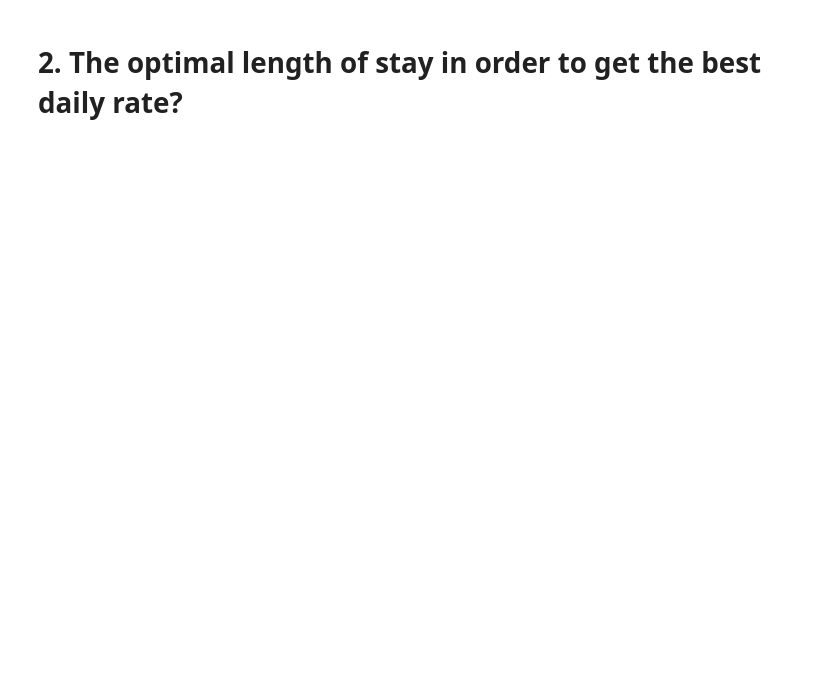
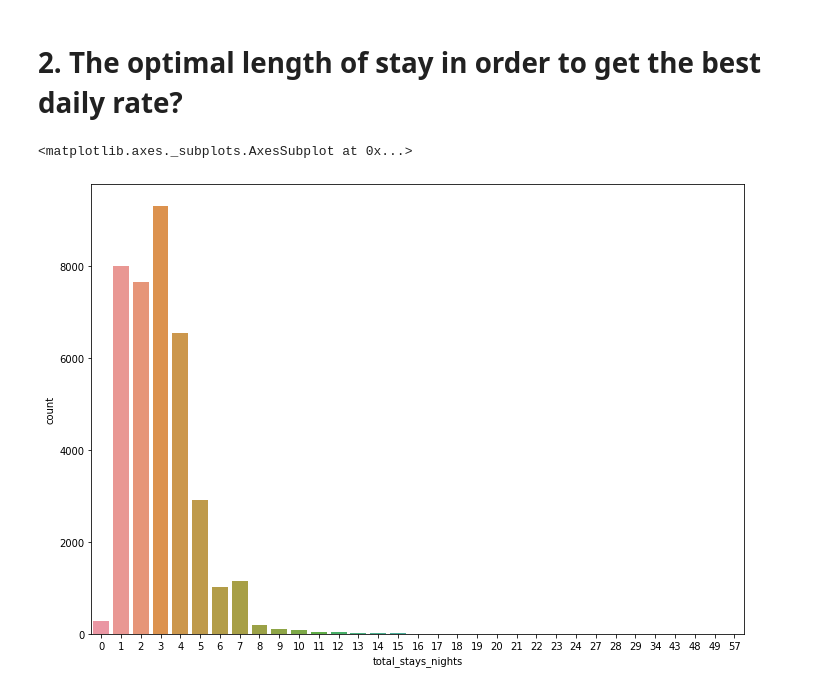
Before and after one commit to Kondasagar/hotel-booking, a Jupyter notebook: KondaVidyasagar_Hotel_Booking_Analysis_Capstone_Project_1.ipynb, the cells around one changed output. Saved outputs shown, nothing was run; the diff lists cells and outputs as text; code cells hidden in the pictures; blank space fills up the shorter version.

```diff
--- a/KondaVidyasagar_Hotel_Booking_Analysis_Capstone_Project_1.ipynb
+++ b/KondaVidyasagar_Hotel_Booking_Analysis_Capstone_Project_1.ipynb
@@ -381,2 +424,7 @@ Text(0.5, 1.0, 'arrivals to hotel')
 # %% [markdown]
 # 2. The optimal length of stay in order to get the best daily rate?
+# %%
+sns.countplot(x='total_stays_nights',data=df_City_hotel)
+# %% [output]
+<matplotlib.axes._subplots.AxesSubplot at 0x...>
+[figure, added]
```
Also changed, not shown: parts of 25 cells of this notebook.
